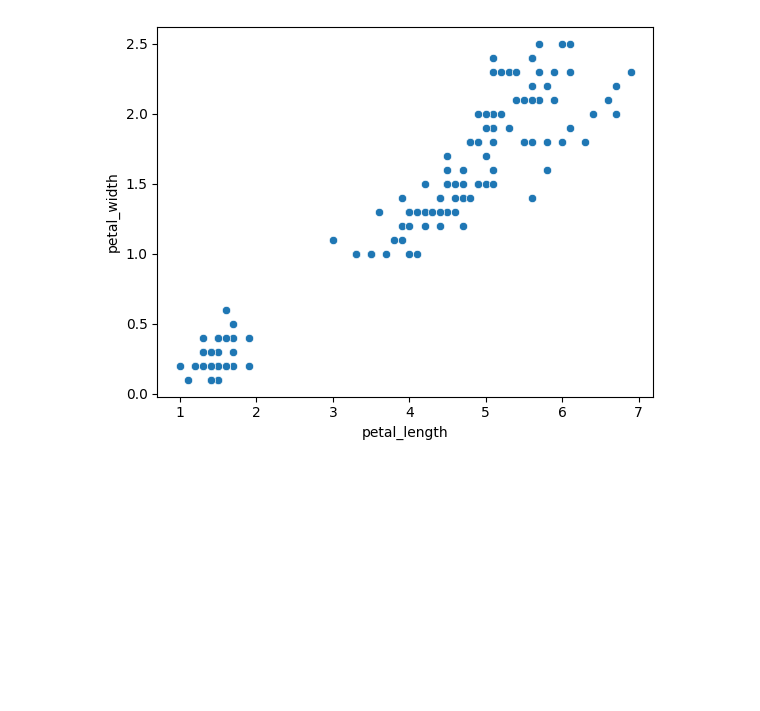
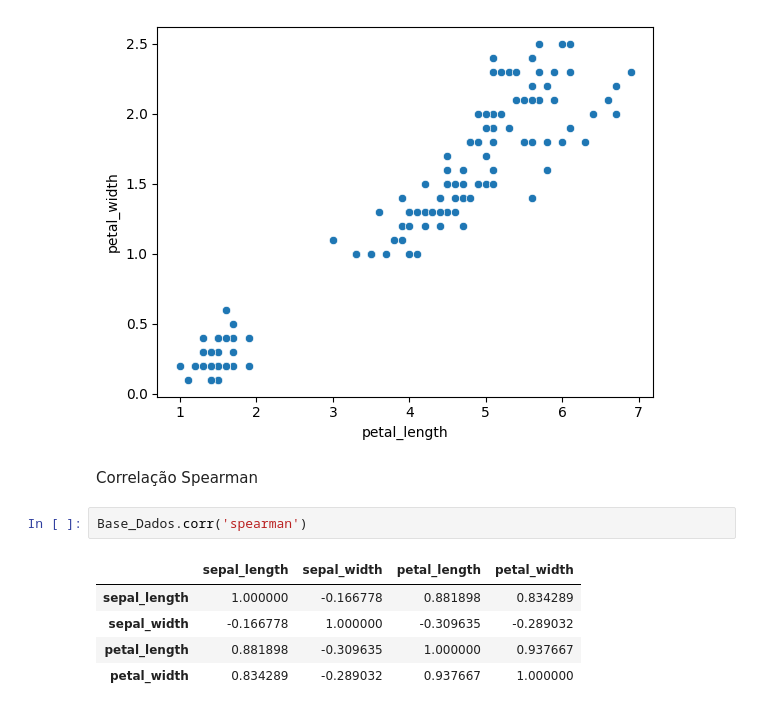
Before and after one commit to 21seya/Analise_dados_conceitos, a Jupyter notebook: estatistica_descritiva.ipynb, the cells around one changed output. Drawn from its saved outputs; the diff is of its cells as text; blank space fills up the shorter version.

```diff
--- a/estatistica_descritiva.ipynb
+++ b/estatistica_descritiva.ipynb
@@ -113,3 +113,13 @@ sns.scatterplot(data=Base_Dados,x='petal_length',y='petal_width')
 # %% [output]
 <AxesSubplot: xlabel='petal_length', ylabel='petal_width'>
 [figure]
+# %% [markdown]
+Correlação Spearman
+# %%
+Base_Dados.corr('spearman')
+# %% [output]
+|  | sepal_length | sepal_width | petal_length | petal_width |
+| sepal_length | 1.000000 | -0.166778 | 0.881898 | 0.834289 |
+| sepal_width | -0.166778 | 1.000000 | -0.309635 | -0.289032 |
+| petal_length | 0.881898 | -0.309635 | 1.000000 | 0.937667 |
+| petal_width | 0.834289 | -0.289032 | 0.937667 | 1.000000 |
```
Also changed, not shown: parts of 2 cells of this notebook, 2 other files.
